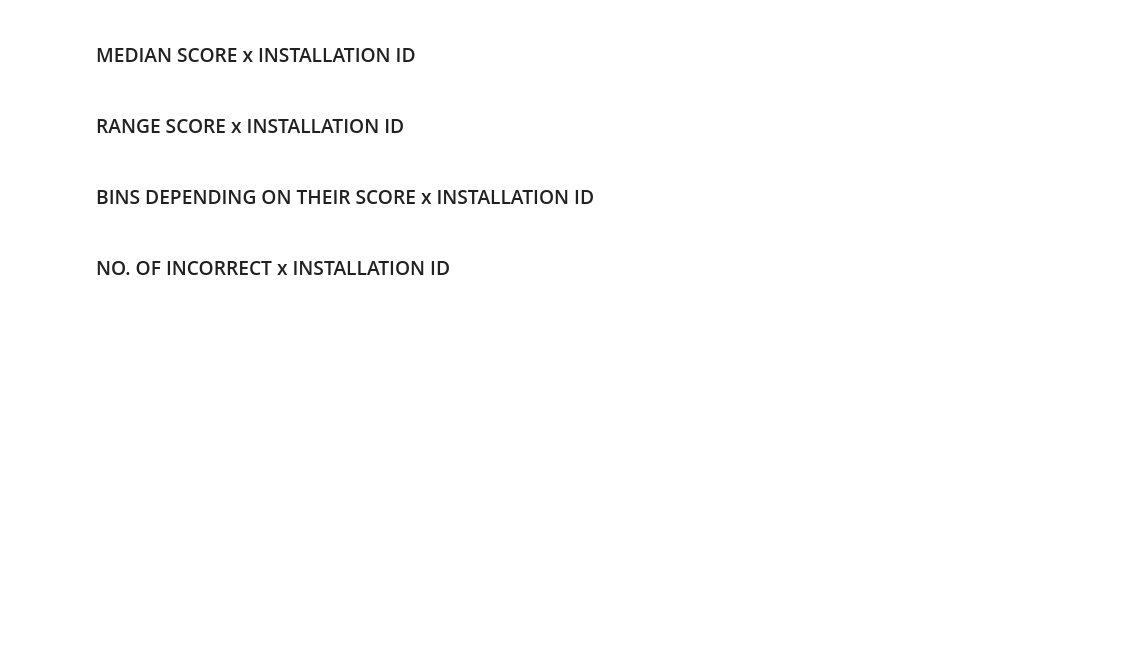
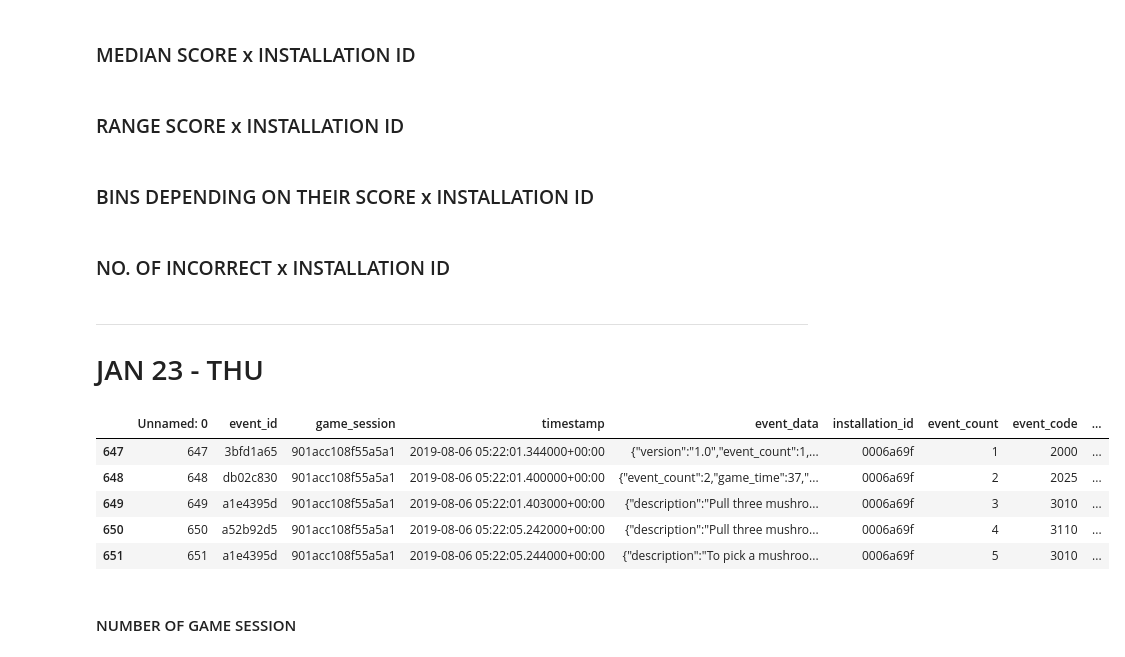
Before and after one commit to cats-in-the-hat/PBS-KIDS2, a Jupyter notebook: cris_ntbk.ipynb, the cells around one changed output. Saved outputs shown, nothing was run; the diff lists cells and outputs as text; code cells hidden in the pictures; blank space fills up the shorter version.

```diff
--- a/cris_ntbk.ipynb
+++ b/cris_ntbk.ipynb
@@ -1137,0 +1146,3 @@ import plotly.express as px
+# %% [markdown]
+---
+# JAN 23 - THU
@@ -1137,0 +1157,13 @@ import plotly.express as px
+# %%
+assessments = big[big.type=="Assessment"]
+# %%
+assessments.head()
+# %% [output]
+|  | Unnamed: 0 | event_id | game_session | timestamp | event_data | installation_id | event_count | event_code | ... |
+| 647 | 647 | 3bfd1a65 | 901acc108f55a5a1 | 2019-08-06 05:22:01.344000+00:00 | {"version":"1.0","event_count":1,... | 0006a69f | 1 | 2000 | ... |
+| 648 | 648 | db02c830 | 901acc108f55a5a1 | 2019-08-06 05:22:01.400000+00:00 | {"event_count":2,"game_time":37,"... | 0006a69f | 2 | 2025 | ... |
+| 649 | 649 | a1e4395d | 901acc108f55a5a1 | 2019-08-06 05:22:01.403000+00:00 | {"description":"Pull three mushro... | 0006a69f | 3 | 3010 | ... |
+| 650 | 650 | a52b92d5 | 901acc108f55a5a1 | 2019-08-06 05:22:05.242000+00:00 | {"description":"Pull three mushro... | 0006a69f | 4 | 3110 | ... |
+| 651 | 651 | a1e4395d | 901acc108f55a5a1 | 2019-08-06 05:22:05.244000+00:00 | {"description":"To pick a mushroo... | 0006a69f | 5 | 3010 | ... |
+# %% [markdown]
+#### NUMBER OF GAME SESSION
```
Also changed, not shown: parts of 20 cells of this notebook.
